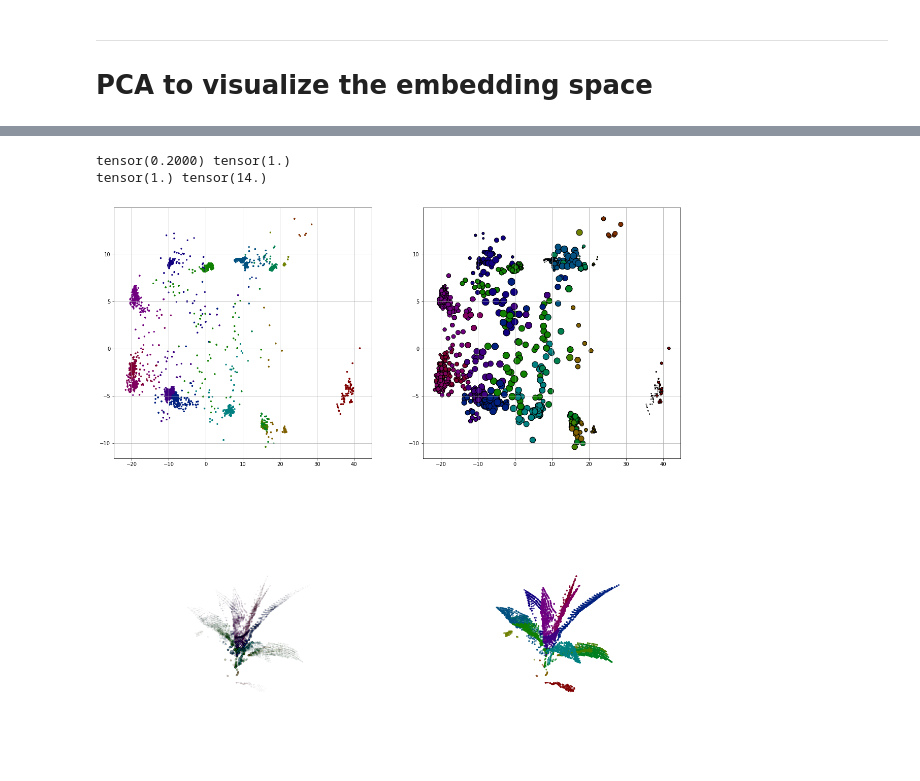
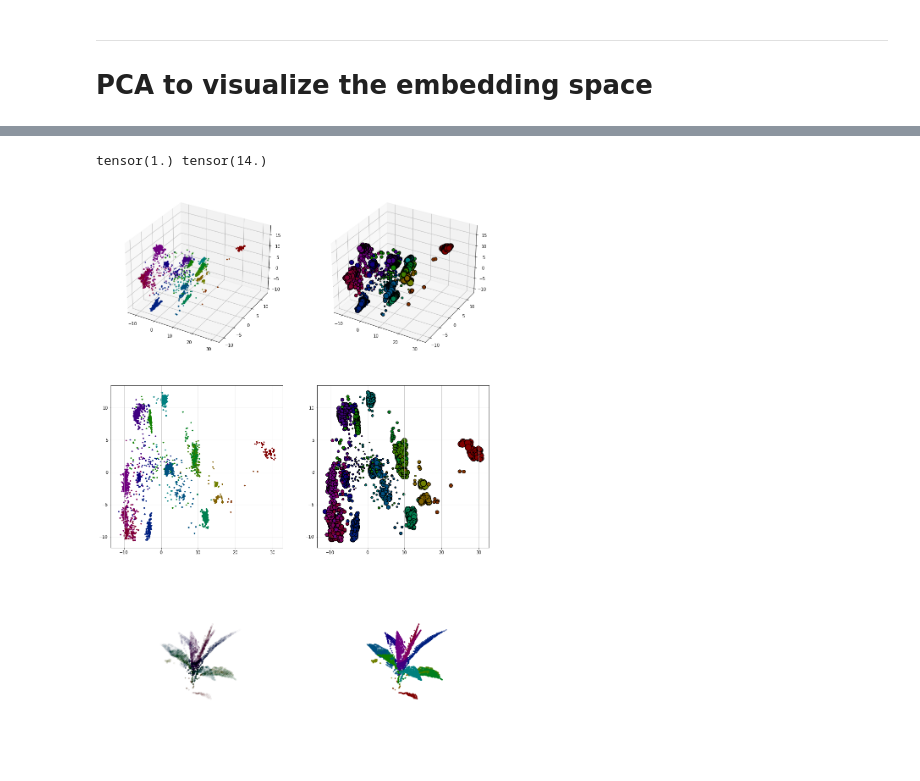
Before and after one commit to ariyanzri/PlantSegNet, a Jupyter notebook: visualization/visualize_for_paper.ipynb, the cells around one changed output, grey strips where cells are left out. Cells and saved outputs as stored; diff of their text form; code cells hidden in the pictures.

Commit message:
updating test and visualization

```diff
--- a/visualization/visualize_for_paper.ipynb
+++ b/visualization/visualize_for_paper.ipynb
@@ -97,11 +101,11 @@ from data.utils import distinct_colors
 # %%
-sorghumpartnet = SorghumPartNetInstance.load_from_checkpoint("/space/ariyanzarei/sorghum_segmentation/results/training_logs/SorghumPartNetInstance/SPNS/EXP_08/checkpoints/epoch=8-step=43199.ckpt")
+# sorghumpartnet = SorghumPartNetInstance.load_from_checkpoint("/speedy/ariyanzarei/sorghum_segmentation/results/training_logs/SorghumPartNetInstance/SPNS/EXP_08/checkpoints/epoch=8-step=43199.ckpt")
+# sorghumpartnet = sorghumpartnet.cpu()
+# sorghumpartnet.DGCNN_feature_space.device = "cpu"
+
+sorghumpartnet = SorghumPartNetInstance.load_from_checkpoint("/speedy/ariyanzarei/sorghum_segmentation/results/training_logs/SorghumPartNetInstance/SPNS/EXP_09/checkpoints/epoch=8-step=43199.ckpt")
 sorghumpartnet = sorghumpartnet.cpu()
 sorghumpartnet.DGCNN_feature_space.device = "cpu"
-
-# sorghumpartnet = SorghumPartNetInstance.load_from_checkpoint("/space/ariyanzarei/sorghum_segmentation/results/training_logs/SorghumPartNetInstance/SPNS/EXP_02/checkpoints/epoch=8-step=43199.ckpt")
-# sorghumpartnet = sorghumpartnet.cpu()
-# sorghumpartnet.DGCNN_feature_space.device = "cpu"
 # %%
 ply_file = load_pcd_plyfile_new_approach("/space/ariyanzarei/sorghum_segmentation/dataset/archive/synthetic/2022-12-26/PointCloud/Season11_38788.ply", True)
 points, label = ply_file['points'], ply_file['labels'].squeeze()
@@ -135,50 +139,66 @@ for i in range(num_points):
     tmp = torch.unique(gt_clusters[distance[i]], return_counts=True)[1]
     count_knn_gt_labels[i] = tmp.shape[0]
 # %%
-print(std_knn_gt_labels.min(), std_knn_gt_labels.max())
 print(count_knn_gt_labels.min(), count_knn_gt_labels.max())
 max_count = count_knn_gt_labels.max().int().item()
 # %% [output]
-tensor(0.2000) tensor(1.)
 tensor(1.) tensor(14.)
 # %%
-pca = PCA(n_components = 2)
-pca.fit(preds)
-data_pca = pca.transform(preds)
+pca_3d = PCA(n_components = 3)
+pca_3d.fit(preds)
+data_pca_3d = pca_3d.transform(preds)
+
+pca_2d = PCA(n_components = 2)
+pca_2d.fit(preds)
+data_pca_2d = pca_2d.transform(preds)
 
 d_colors = distinct_colors(len(list(set(label))))
 colors = np.zeros((label.shape[0],3))
 for i, l in enumerate(list(set(label))):
     colors[label == l, :3] = d_colors[i]
 
 
-fig = plt.figure(figsize=(20,20))
-ax1 = fig.add_subplot(2,2,1)
-ax1.scatter(data_pca[:,0],data_pca[:,1], s=5, c=colors)
+fig = plt.figure(figsize=(16,24))
+
+ax1 = fig.add_subplot(3,2,1,projection='3d')
+ax1.scatter(data_pca_3d[:,0],data_pca_3d[:,1],data_pca_3d[:,2], s=5, c=colors)
 ax1.grid(True)
 ax1.set_facecolor("white")
 
-ax2 = fig.add_subplot(2,2,2)
+ax2 = fig.add_subplot(3,2,2,projection='3d')
 for i in range(count_knn_gt_labels.max().int().item()):
     ind = count_knn_gt_labels==(i+1)
-    ax2.scatter(data_pca[ind,0],data_pca[ind,1], s=(i+1)**2, c=colors[ind], marker='o', edgecolors='black', linewidth=1, alpha=1)
+    ax2.scatter(data_pca_3d[ind,0],data_pca_3d[ind,1],data_pca_3d[ind,2], s=(max_count-i+1)**2, c=colors[ind], marker='o', edgecolors='black', linewidth=1, alpha=1)
 
 ax2.grid(True)
 ax2.set_facecolor("white")
 
-ax3 = fig.add_subplot(2,2,3,projection='3d')
+ax3 = fig.add_subplot(3,2,3)
+ax3.scatter(data_pca_2d[:,0],data_pca_2d[:,1], s=5, c=colors)
+ax3.grid(True)
+ax3.set_facecolor("white")
+
+ax4 = fig.add_subplot(3,2,4)
+for i in range(count_knn_gt_labels.max().int().item()):
+    ind = count_knn_gt_labels==(i+1)
+    ax4.scatter(data_pca_2d[ind,0],data_pca_2d[ind,1], s=(max_count-i+1)**2, c=colors[ind], marker='o', edgecolors='black', linewidth=1, alpha=1)
+
+ax4.grid(True)
+ax4.set_facecolor("white")
+
+ax5 = fig.add_subplot(3,2,5,projection='3d')
 for i in range(max_count):
     ind = count_knn_gt_labels==(i+1)
-    ax3.scatter(points[ind,0],points[ind,1],points[ind,2], s=(i+1)**1, c=colors[ind], marker='o', edgecolors='black', linewidth=1, alpha=0.75**(max_count-i+1))
-ax3.grid(False)
-ax3.axis("off")
-ax3.set_facecolor("white")
+    ax5.scatter(points[ind,0],points[ind,1],points[ind,2], s=(max_count-i+1)**1, c=colors[ind], marker='o', edgecolors='black', linewidth=1, alpha=0.75**(max_count-i+1))
+ax5.grid(False)
+ax5.axis("off")
+ax5.set_facecolor("white")
 
-ax4 = fig.add_subplot(2,2,4,projection='3d')
-ax4.scatter(points[:,0],points[:,1],points[:,2], s=5, c=colors)
-ax4.grid(False)
-ax4.axis("off")
-ax4.set_facecolor("white")
+ax6 = fig.add_subplot(3,2,6,projection='3d')
+ax6.scatter(points[:,0],points[:,1],points[:,2], s=5, c=colors)
+ax6.grid(False)
+ax6.axis("off")
+ax6.set_facecolor("white")
 plt.show()
 # %% [output]
-[figure, old version]
+[figure, new version]
```
Also changed, not shown: parts of 1 cell of this notebook, 10 other files.
